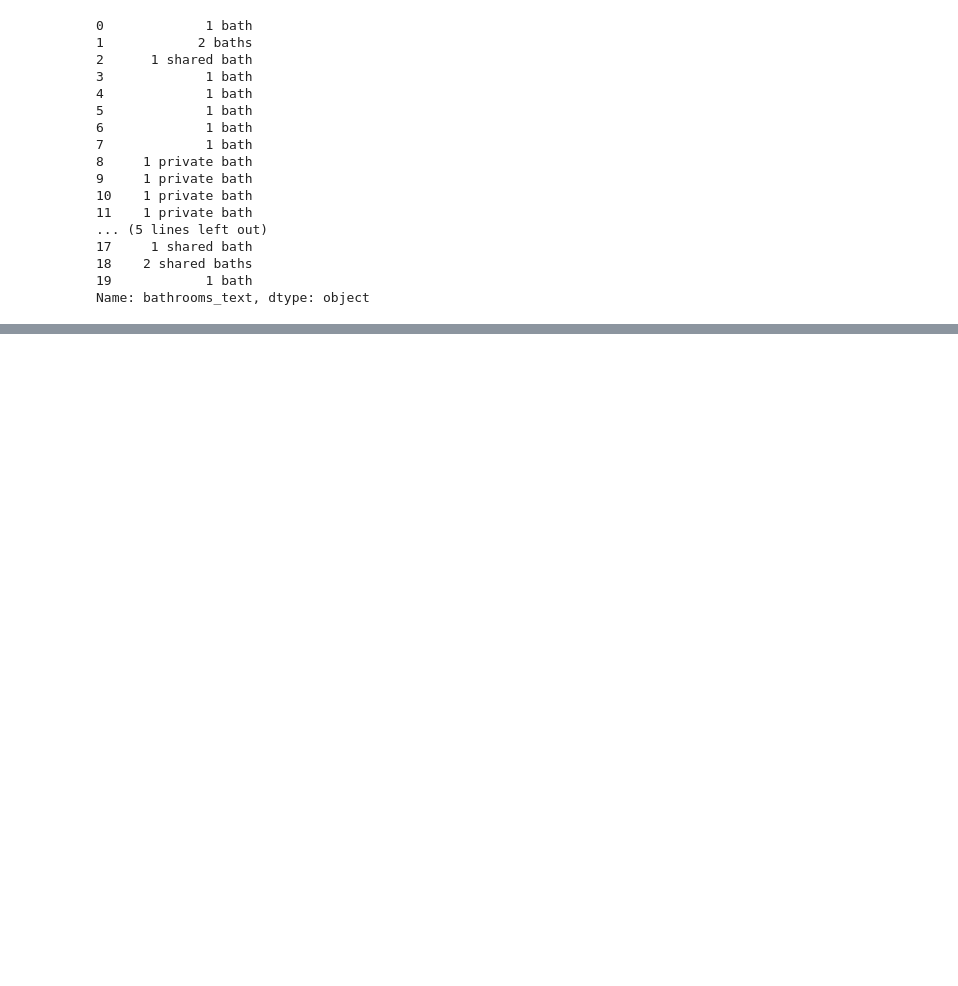
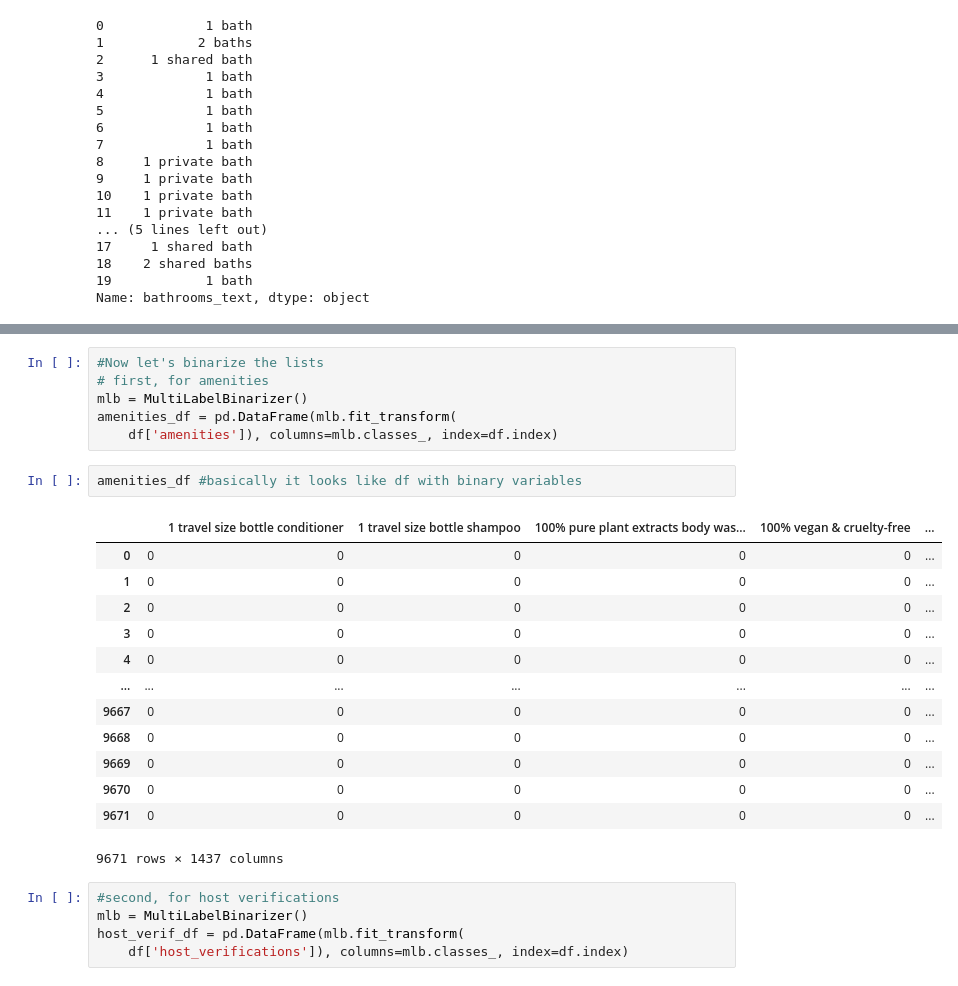
Before and after one commit to pilipentseva/predictions, a Jupyter notebook: Predictions_HW2_airbnb_SD.ipynb, the cells around one changed output, grey strips where cells are left out. Cells and saved outputs as stored; diff of their text form; blank space fills up the shorter version.

```diff
--- a/Predictions_HW2_airbnb_SD.ipynb
+++ b/Predictions_HW2_airbnb_SD.ipynb
@@ -738,0 +781,27 @@ df.bath.describe()
+# %%
+#Now let's binarize the lists
+# first, for amenities
+mlb = MultiLabelBinarizer()
+amenities_df = pd.DataFrame(mlb.fit_transform(
+    df['amenities']), columns=mlb.classes_, index=df.index)
+# %%
+amenities_df #basically it looks like df with binary variables
+# %% [output]
+|  |  | 1 travel size bottle conditioner | 1 travel size bottle shampoo | 100% pure plant extracts body was... | 100% vegan & cruelty-free | ... |
+| 0 | 0 | 0 | 0 | 0 | 0 | ... |
+| 1 | 0 | 0 | 0 | 0 | 0 | ... |
+| 2 | 0 | 0 | 0 | 0 | 0 | ... |
+| 3 | 0 | 0 | 0 | 0 | 0 | ... |
+| 4 | 0 | 0 | 0 | 0 | 0 | ... |
+| ... | ... | ... | ... | ... | ... | ... |
+| 9667 | 0 | 0 | 0 | 0 | 0 | ... |
+| 9668 | 0 | 0 | 0 | 0 | 0 | ... |
+| 9669 | 0 | 0 | 0 | 0 | 0 | ... |
+| 9670 | 0 | 0 | 0 | 0 | 0 | ... |
+| 9671 | 0 | 0 | 0 | 0 | 0 | ... |
+9671 rows × 1437 columns
+# %%
+#second, for host verifications
+mlb = MultiLabelBinarizer()
+host_verif_df = pd.DataFrame(mlb.fit_transform(
+    df['host_verifications']), columns=mlb.classes_, index=df.index)
```
Also changed, not shown: parts of 49 cells of this notebook.
